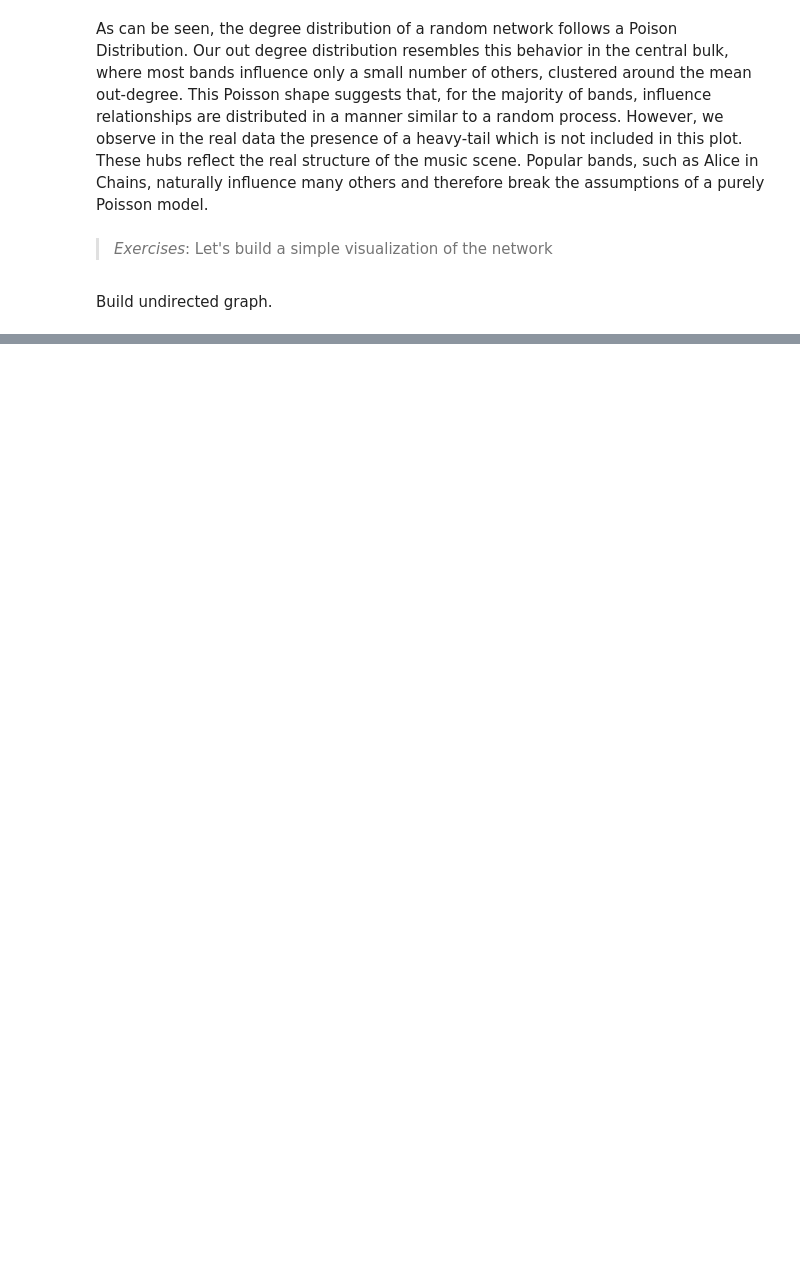
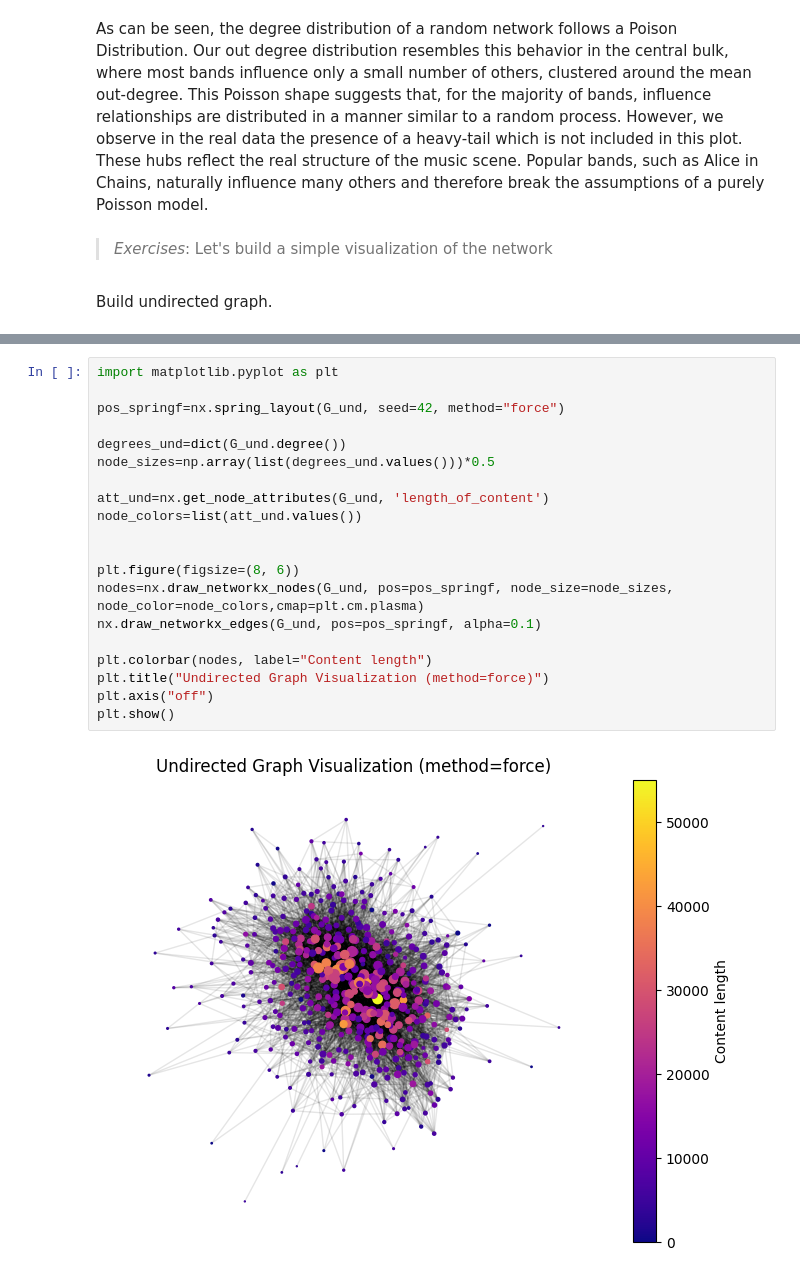
Before and after one commit to joaommata/Social_Graphs_Assignment1, a Jupyter notebook: Assignment1.ipynb, the cells around one changed output, grey strips where cells are left out. Saved outputs shown, nothing was run; the diff lists cells and outputs as text; blank space fills up the shorter version.

Commit message:
Visualization added

```diff
--- a/Assignment1.ipynb
+++ b/Assignment1.ipynb
@@ -682,0 +685,22 @@ plt.show()
+# %%
+import matplotlib.pyplot as plt
+
+pos_springf=nx.spring_layout(G_und, seed=42, method="force")
+
+degrees_und=dict(G_und.degree())
+node_sizes=np.array(list(degrees_und.values()))*0.5
+
+att_und=nx.get_node_attributes(G_und, 'length_of_content')
+node_colors=list(att_und.values())
+
+
+plt.figure(figsize=(8, 6))
+nodes=nx.draw_networkx_nodes(G_und, pos=pos_springf, node_size=node_sizes, node_color=node_colors,cmap=plt.cm.plasma)
+nx.draw_networkx_edges(G_und, pos=pos_springf, alpha=0.1)
+
+plt.colorbar(nodes, label="Content length")
+plt.title("Undirected Graph Visualization (method=force)")
+plt.axis("off")
+plt.show()
+# %% [output]
+[figure, added]
```
Also changed, not shown: parts of 5 cells of this notebook.
